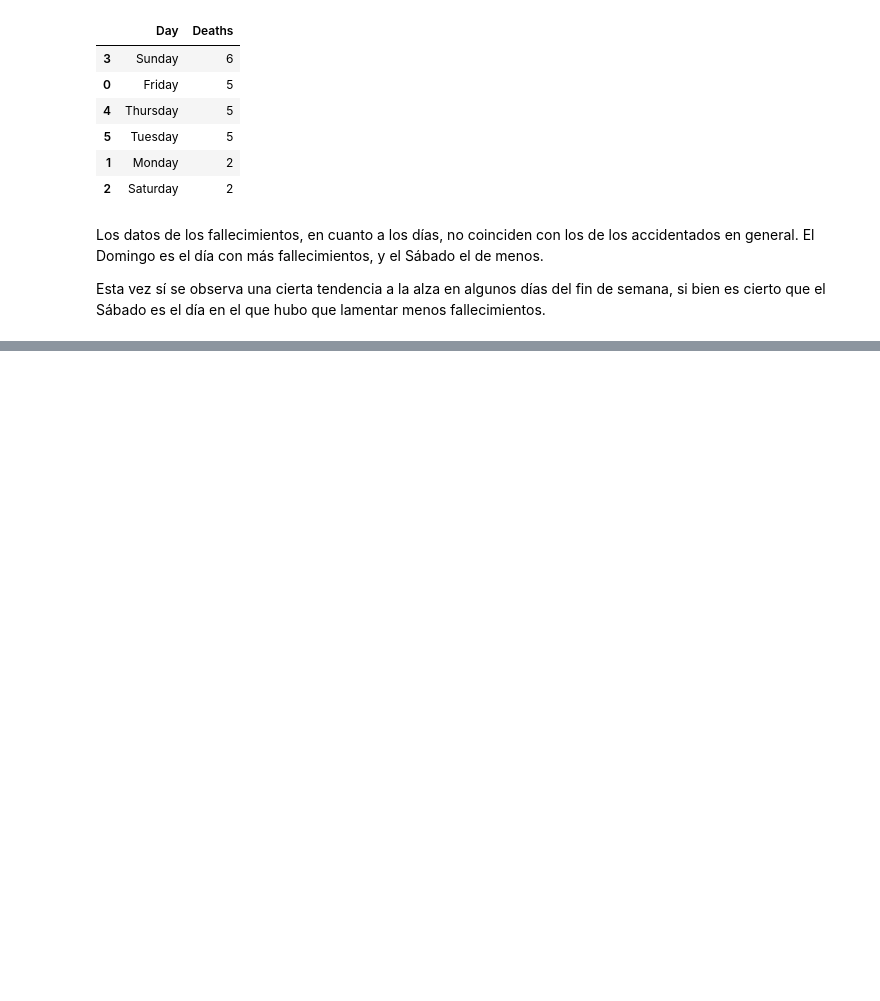
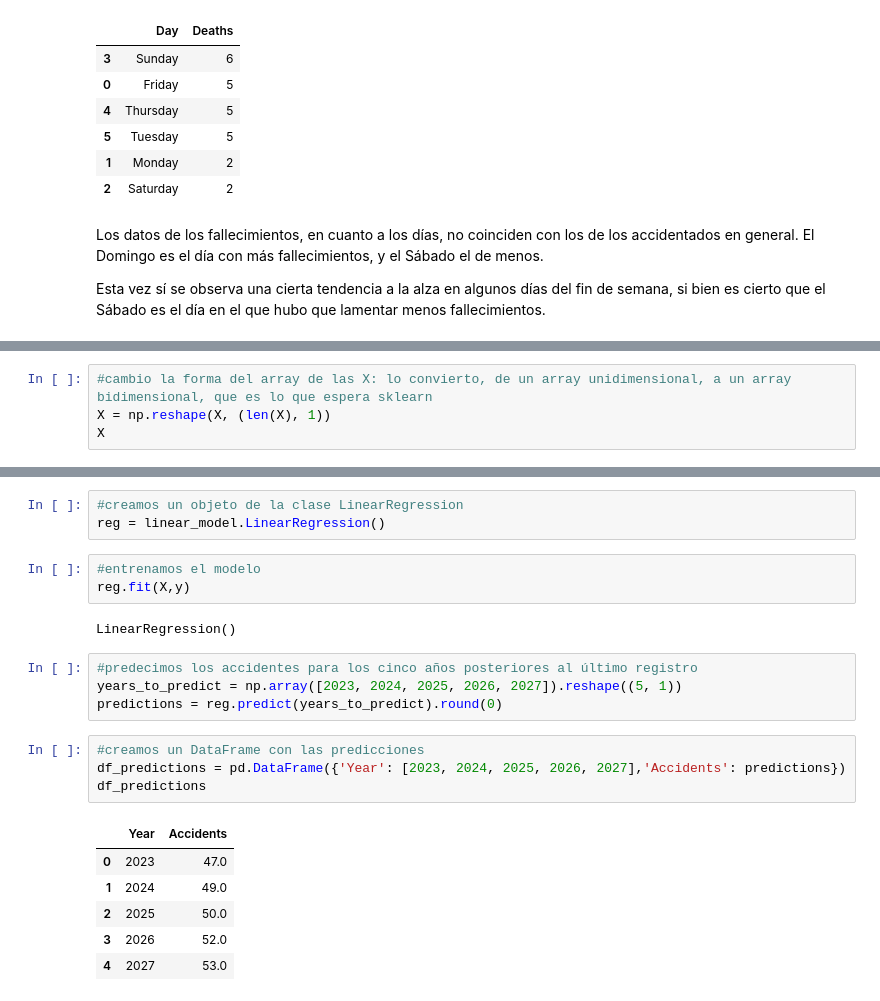
Before and after one commit to tecexbarto/Theme_Park_Accidents, a Jupyter notebook: Theme_park_accidents.ipynb, the cells around one changed output, grey strips where cells are left out. Saved outputs shown, nothing was run; the diff lists cells and outputs as text; blank space fills up the shorter version.

```diff
--- a/Theme_park_accidents.ipynb
+++ b/Theme_park_accidents.ipynb
@@ -1190,0 +1244,4 @@ Esta vez sí se observa una cierta tendencia a la alza en algunos días del fin
+# %%
+#cambio la forma del array de las X: lo convierto, de un array unidimensional, a un array bidimensional, que es lo que espera sklearn
+X = np.reshape(X, (len(X), 1))
+X
@@ -1190,0 +1266,23 @@ Esta vez sí se observa una cierta tendencia a la alza en algunos días del fin
+# %%
+#creamos un objeto de la clase LinearRegression
+reg = linear_model.LinearRegression()
+# %%
+#entrenamos el modelo
+reg.fit(X,y)
+# %% [output]
+LinearRegression()
+# %%
+#predecimos los accidentes para los cinco años posteriores al último registro
+years_to_predict = np.array([2023, 2024, 2025, 2026, 2027]).reshape((5, 1))
+predictions = reg.predict(years_to_predict).round(0)
+# %%
+#creamos un DataFrame con las predicciones
+df_predictions = pd.DataFrame({'Year': [2023, 2024, 2025, 2026, 2027],'Accidents': predictions})
+df_predictions
+# %% [output]
+|  | Year | Accidents |
+| 0 | 2023 | 47.0 |
+| 1 | 2024 | 49.0 |
+| 2 | 2025 | 50.0 |
+| 3 | 2026 | 52.0 |
+| 4 | 2027 | 53.0 |
```
Also changed, not shown: parts of 13 cells of this notebook.
